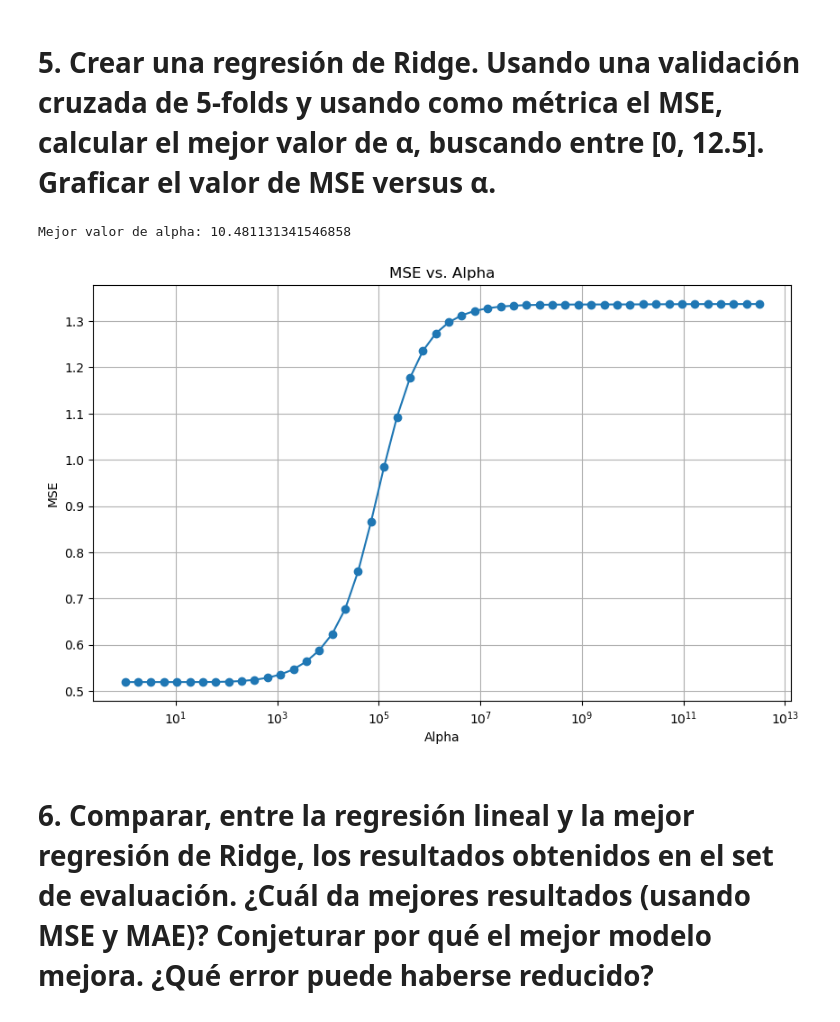
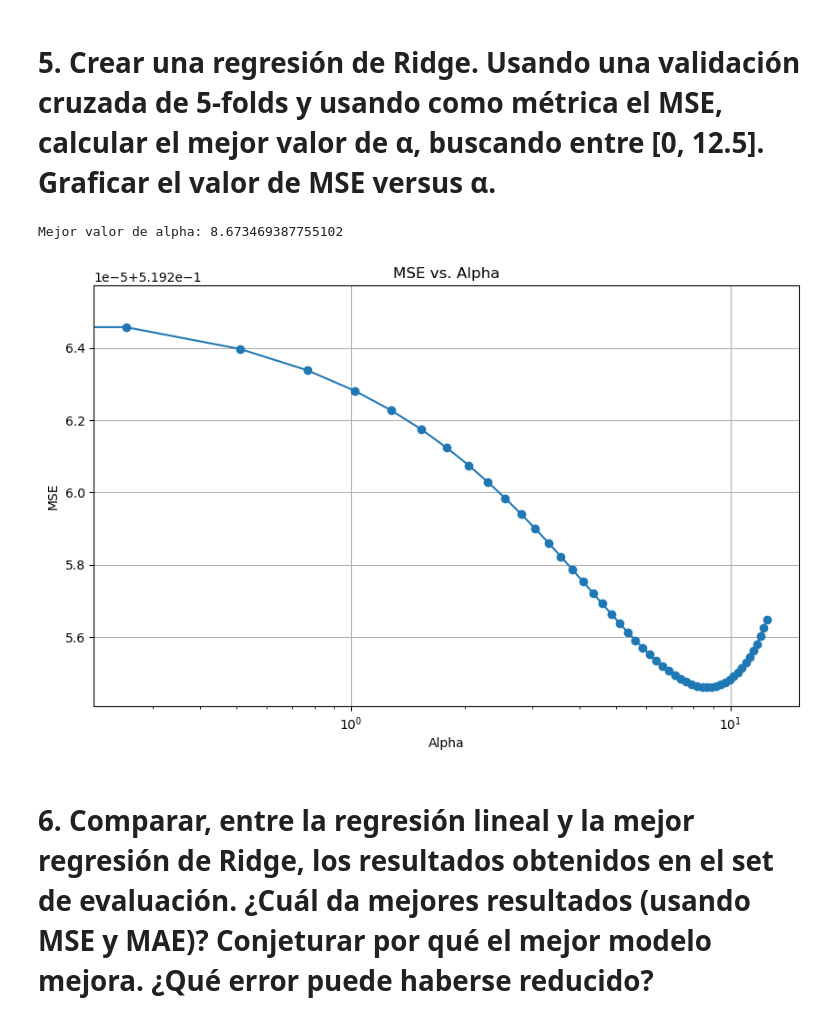
Before and after one commit to christophcharaf/house-regression-ridge, a Jupyter notebook: house-regression-ridge.ipynb, the cells around one changed output. Cells and saved outputs as stored; diff of their text form; code cells hidden in the pictures.

```diff
--- a/house-regression-ridge.ipynb
+++ b/house-regression-ridge.ipynb
@@ -135,0 +89,19 @@ En resumen, con un R^2 de 0.6126, el modelo de regresión lineal está capturand
+# %%
+# Escalemos los datos
+scaler = StandardScaler()
+X_train_scaled = scaler.fit_transform(X_train)
+X_test_scaled = scaler.transform(X_test)
+
+# Lo transformemos en DataFrames
+X_train_scaled = pd.DataFrame(X_train_scaled, columns=california_housing['feature_names'])
+X_test_scaled = pd.DataFrame(X_test_scaled, columns=california_housing['feature_names'])
+# %%
+# Crear el modelo de regresión lineal
+model = LinearRegression()
+
+# Ajustar el modelo con los datos de entrenamiento
+model.fit(X_train_scaled, y_train)
+
+
+# Realizar predicciones con el conjunto de entrenamiento
+y_pred = model.predict(X_train_scaled)
@@ -138,22 +124,4 @@ En resumen, con un R^2 de 0.6126, el modelo de regresión lineal está capturand
 # %%
-# Dividir los datos en conjunto de entrenamiento y prueba
-X_train, X_test, y_train, y_test = train_test_split(X, y, test_size=0.2, random_state=42)
-
-# Crear el modelo de regresión lineal
-model = LinearRegression()
-
-# Ajustar el modelo con los datos de entrenamiento
-model.fit(X_train, y_train)
-
-# Realizar predicciones con el conjunto de prueba
-y_test_pred = model.predict(X_test)
-
-# Calcular las métricas de evaluación para el conjunto de prueba
-mse_test = mean_squared_error(y_test, y_test_pred)
-mae_test = mean_absolute_error(y_test, y_test_pred)
-r2_test = r2_score(y_test, y_test_pred)
-
-# Mostrar los resultados
-print(f"MSE en el Conjunto de Prueba: {mse_test}")
-print(f"MAE en el Conjunto de Prueba: {mae_test}")
-print(f"R^2 en el Conjunto de Prueba: {r2_test}")
+r2 = r2_score(y_test, y_pred_test)
+mae = mean_absolute_error(y_test, y_pred_test)
+mse = mean_squared_error(y_test, y_pred_test)
@@ -165,35 +137,35 @@ R^2 en el Conjunto de Prueba: 0.575787706032451
 # 5. Crear una regresión de Ridge. Usando una validación cruzada de 5-folds y usando como métrica el MSE, calcular el mejor valor de &#945;, buscando entre [0, 12.5]. Graficar el valor de MSE versus &#945;.
 # %%
 # Definir el rango de valores para alpha
-alpha_range = np.logspace(0, 12.5, 50)
+alpha_range = np.linspace(0, 12.5, 50)
 
 # Crear el modelo Ridge
 ridge = Ridge()
 
 # Configurar GridSearchCV para encontrar el mejor alpha, 5 folds
 param_grid = {'alpha': alpha_range}
 grid = GridSearchCV(ridge, param_grid, cv=5, scoring='neg_mean_squared_error')
 grid.fit(X_train, y_train)
 
 # Obtener el mejor valor de alpha
 best_alpha = grid.best_params_['alpha']
 print(f"Mejor valor de alpha: {best_alpha}")
 
 # Calcular el MSE para cada valor de alpha
 mse_values = -grid.cv_results_['mean_test_score']
 
 # Graficar MSE vs. alpha
 plt.figure(figsize=(10, 6))
 plt.plot(alpha_range, mse_values, marker='o')
 plt.xscale('log')
 plt.xlabel('Alpha')
 plt.ylabel('MSE')
 plt.title('MSE vs. Alpha')
 plt.grid(True)
 plt.show()
 # %% [output]
-Mejor valor de alpha: 10.481131341546858
+Mejor valor de alpha: 8.673469387755102
-[figure, old version]
+[figure, new version]
 # %% [markdown]
 # 6. Comparar, entre la regresión lineal y la mejor regresión de Ridge, los resultados obtenidos en el set de evaluación. ¿Cuál da mejores resultados (usando MSE y MAE)? Conjeturar por qué el mejor modelo mejora. ¿Qué error puede haberse reducido?
 # %%
```
Also changed, not shown: parts of 16 cells of this notebook.
